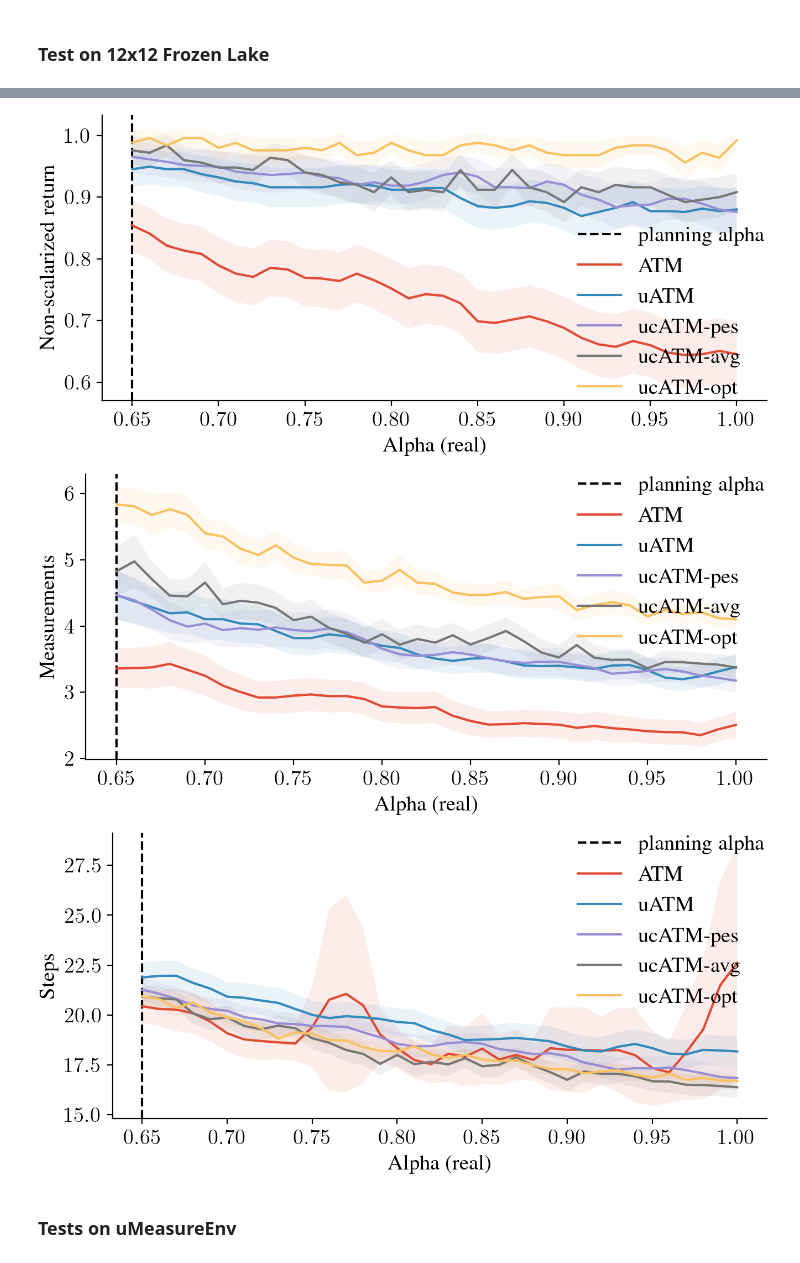
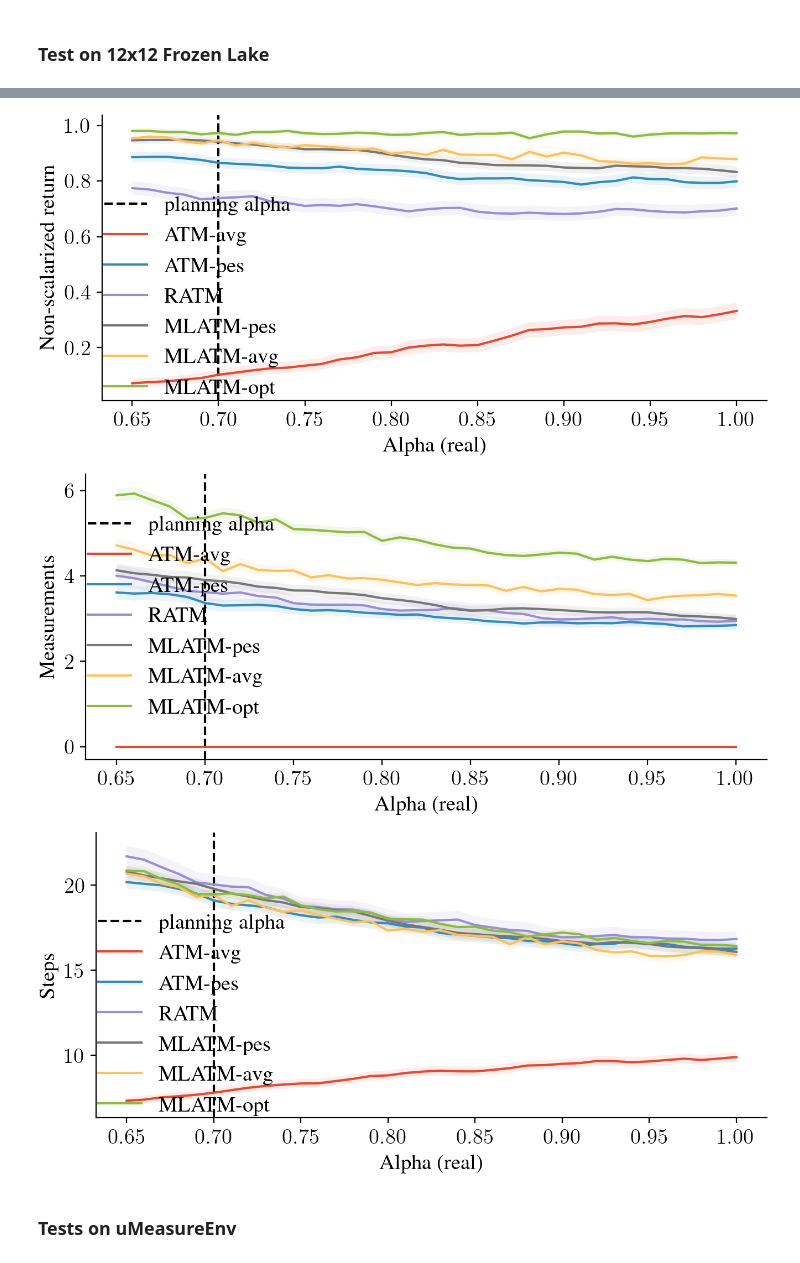
Before and after one commit to MKrale/ATM, a Jupyter notebook: Plot_Data.ipynb, the cells around one changed output, grey strips where cells are left out. Cells and saved outputs as stored; diff of their text form; code cells hidden in the pictures.

```diff
--- a/Plot_Data.ipynb
+++ b/Plot_Data.ipynb
@@ -192,10 +186,10 @@ Data\Temp1\AMData_ATM_Maintenance_N8_r08_p09_mc001.json
 ### Test on 12x12 Frozen Lake
 # %%
 # Regular runs
-plan_value = 0.65
-# algnames = ["ATM", "ATM_RMDP", "ATM_Robust", "ATM_Control_Robust"]
+plan_value = 0.70
+algnames = ["ATM", "ATM_RMDP", "ATM_Robust", "ATM_Control_Robust"]
 # algnames = ["ATM", "ATM_Robust", "ATM_Control_Robust"]
-algnames = [ "ATM_RMDP", "ATM_Robust", "ATM_Control_Robust"]
+# algnames = [ "ATM_RMDP", "ATM_Robust", "ATM_Control_Robust"]
 # algnames = [ "ATM_RMDP", "ATM_Robust"]
 resultvars = ["reward_per_eps", "steps_per_eps", "measurements_per_eps"]
 alphas = np.round(np.arange(start=0.65, stop=1.01, step=0.01), decimals=2)
@@ -220,8 +214,8 @@ avg_steps, std_steps = all_avgs[:,1,:], all_stds[:,1,:]
 
 # avg_rewards += avg_measures*0.05
 
-# legend = ["ATM (avg)", "ATM (using RMDP)", "ATM_Robust", "ATM_Control_Robust (pes)", "ATM_Control_Robust (avg)", "ATM_Control_Robust (opt)"]
-legend = ["ATM", "uATM", "ucATM-pes", "ucATM-avg", "ucATM-opt"]
+legend = ["ATM-avg", "ATM-pes", "RATM", "MLATM-pes", "MLATM-avg", "MLATM-opt"]
+# legend = ["ATM", "uATM", "ucATM-pes", "ucATM-avg", "ucATM-opt"]
 # legend = ["ATM (RMDP)", "ATM_Robust", "ATM_Control_Robust (opt)"]
 # legend = ["ATM (RMDP)", "ATM_Robust", "ATM_Control_Robust (pes)", "ATM_Control_Robust (opt)"]
 
@@ -247,6 +241,6 @@ plot_lines(avg_steps, alphas, std_steps, legend=legend, xlabel=xaxis, ylabel=yax
-[figure, old version]
+[figure, new version]
-[figure, old version]
+[figure, new version]
-[figure, old version]
+[figure, new version]
 # %% [markdown]
 ### Tests on uMeasureEnv
 # %% [markdown]
```
Also changed, not shown: parts of 7 cells of this notebook, 17 other files.
